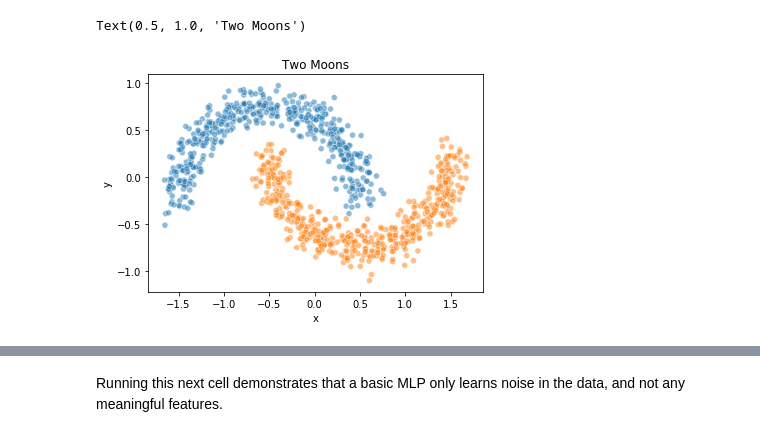
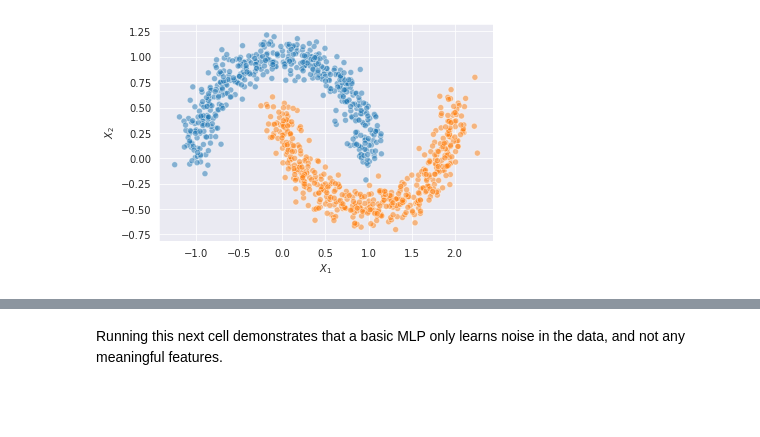
Before and after one commit to suinleelab/deep_attribution_priors, a Jupyter notebook: two_moons.ipynb, the cells around one changed output, grey strips where cells are left out. Drawn from its saved outputs; the diff is of its cells as text; code cells hidden in the pictures; blank space fills up the shorter version.

```diff
--- a/two_moons.ipynb
+++ b/two_moons.ipynb
@@ -8,25 +8,30 @@ import datetime
 import time
 from IPython.core.debugger import set_trace
 # %%
+sns.set_style("darkgrid")
+
 n_samples = 1000
 n_noisy_dimensions = 1000
 
 X, y = datasets.make_moons(n_samples=n_samples, noise=0.1)
-X = (X - X.mean(axis=0)).astype(np.float32)
+X = (X).astype(np.float32)
 
 # Scatter plot, dots colored by class value
 df = pd.DataFrame(data = {"x": X[:,0], "y": X[:,1], "category": y})
 sns.scatterplot(
     x="x",
     y="y",
     data=df,
     hue="category",
     legend=False,
     alpha=0.5
-).set_title("Two Moons")
+)
+
+plt.xlabel("$X_1$")
+plt.ylabel("$X_2$")
+plt.savefig("two_moons.png")
 # %% [output]
-Text(0.5, 1.0, 'Two Moons')
-[figure, old version]
+[figure, new version]
 # %%
 from models import MLP
 import torch
```
Also changed, not shown: parts of 12 cells of this notebook, 2 other files.
